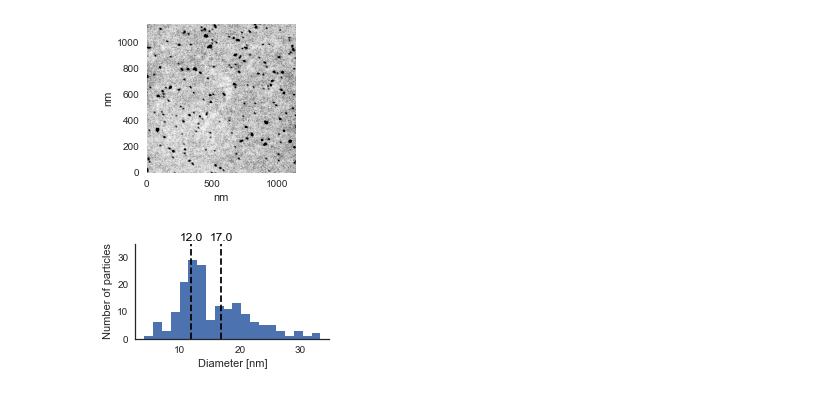
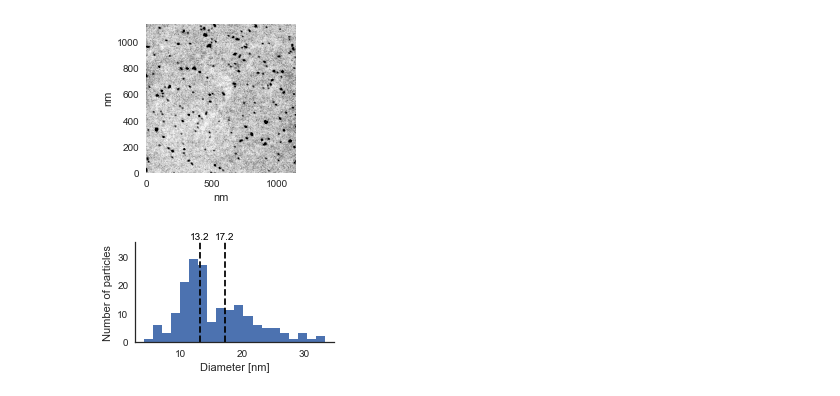
Before and after one commit to mhantke/esi_at_amo, a Jupyter notebook: notebooks/fig_rubisco_em.ipynb, the cells around one changed output. Saved outputs shown, nothing was run; the diff lists cells and outputs as text; code cells hidden in the pictures.

Commit message:
new round of figure editing

```diff
--- a/notebooks/fig_rubisco_em.ipynb
+++ b/notebooks/fig_rubisco_em.ipynb
@@ -8,5 +16,5 @@ Populating the interactive namespace from numpy and matplotlib
 # %%
-I = array(tifffile.imread("./rubisco_002.tif"), dtype=float64)
+I = array(tifffile.imread("./em_data/rubisco_002.tif"), dtype=float64)
 for i in range(I.shape[0]):
     I[i, :, :] -= median(I[i, :, :])
 I2 = -I[:2000,:2000,0]
@@ -82,19 +90,22 @@ with h5py.File("particles_rubisco_002.h5", "w") as f:
 # %%
 sf = 0.7
 fig = figure(figsize=(5*sf,3*sf))
 ax = fig.add_subplot(111)
-d1 = 12.
-d2 = d1*sqrt(2)
+#d1 = 13.2
+#d2 = d1*2**(1/2.6)
 ax.axvline(d1,c="black", ls='--')
 ax.axvline(d2,c="black", ls='--')
-ax.hist(d_nm,20,lw=0)
+H, d_edges, _= ax.hist(d_nm,20,lw=0)
+d_centers = d_edges[:-1] +(d_edges[1]-d_edges[0])/2.
+
+
 ax.set_ylabel("Number of particles")
 ax.set_xlabel("Diameter [nm]")
 ax.set_ylim(0, 35)
 ax.text(d1, 36, "%.1f" % round(d1,1), ha="center", color="black")
 ax.text(d2, 36, "%.1f" % round(d2,1), ha="center", color="black")
 sns.despine()
 tight_layout()
 savefig("hist.png", dpi=250)
 # %% [output]
-[figure, old version]
+[figure, new version]
```
Also changed, not shown: parts of 10 cells of this notebook, 3 other files.
